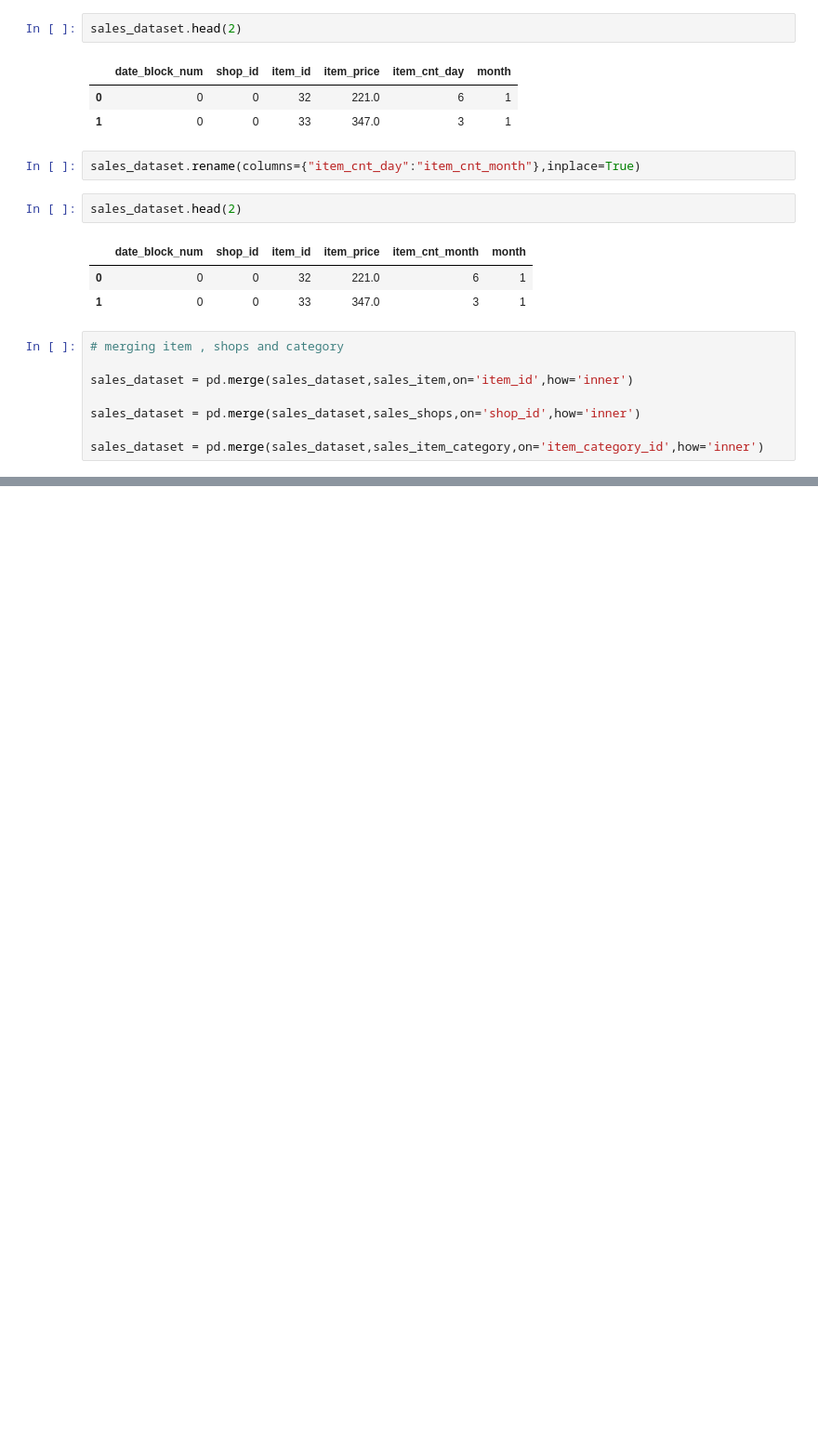
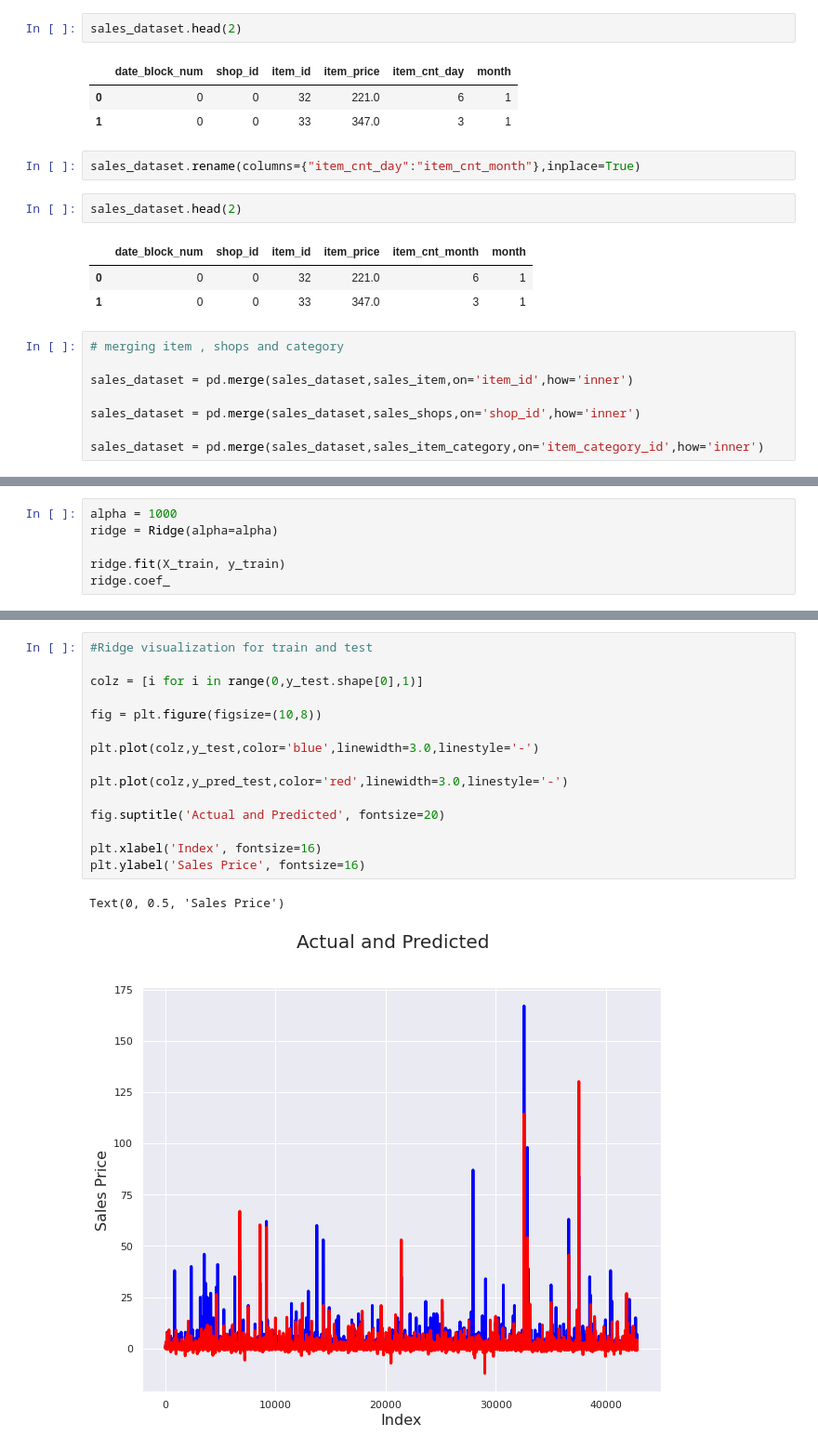
Before and after one commit to chaitsugale/Predict_Future_Sale, a Jupyter notebook: predict-future-sales-2022.ipynb, the cells around one changed output, grey strips where cells are left out. Shown at 93% size. Cells and saved outputs as stored; diff of their text form; blank space fills up the shorter version.

```diff
--- a/predict-future-sales-2022.ipynb
+++ b/predict-future-sales-2022.ipynb
@@ -627,0 +1012,6 @@ sales_dataset.head(2)
+# %%
+alpha = 1000
+ridge = Ridge(alpha=alpha)
+
+ridge.fit(X_train, y_train)
+ridge.coef_
@@ -627,0 +1233,18 @@ sales_dataset.head(2)
+# %%
+#Ridge visualization for train and test
+
+colz = [i for i in range(0,y_test.shape[0],1)]
+
+fig = plt.figure(figsize=(10,8))
+
+plt.plot(colz,y_test,color='blue',linewidth=3.0,linestyle='-')
+
+plt.plot(colz,y_pred_test,color='red',linewidth=3.0,linestyle='-')
+
+fig.suptitle('Actual and Predicted', fontsize=20)
+
+plt.xlabel('Index', fontsize=16)
+plt.ylabel('Sales Price', fontsize=16)
+# %% [output]
+Text(0, 0.5, 'Sales Price')
+[figure, added]
```
Also changed, not shown: parts of 64 cells of this notebook.
